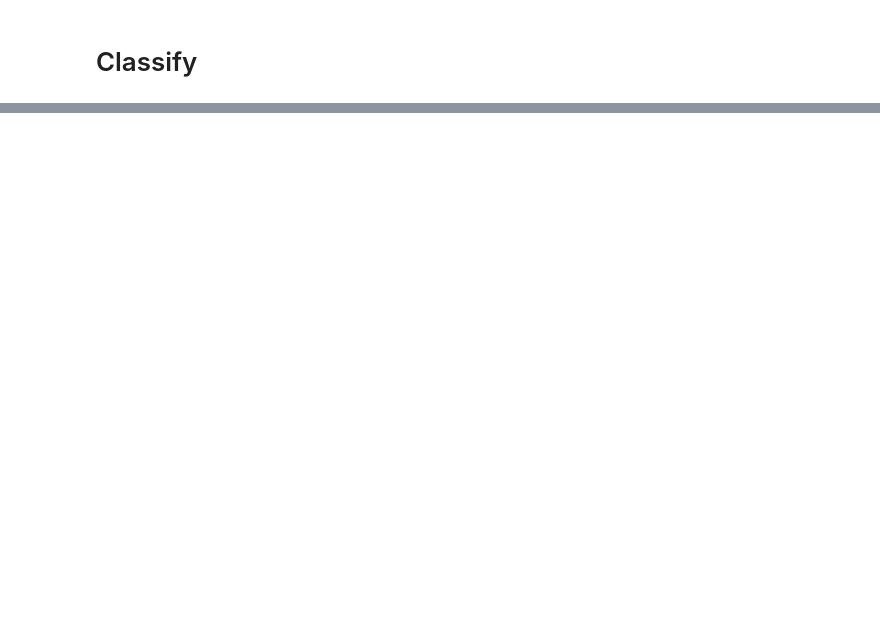
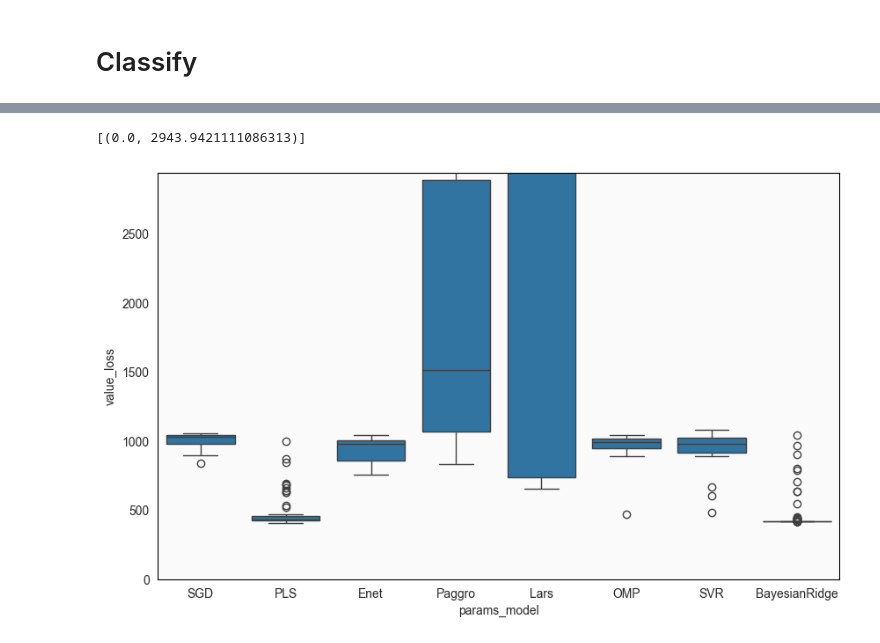
Before and after one commit to ryan-soh-pprint/DS_template, a Jupyter notebook: notebooks/06_train_profile.ipynb, the cells around one changed output, grey strips where cells are left out. Cells and saved outputs as stored; diff of their text form; code cells hidden in the pictures; blank space fills up the shorter version.

```diff
--- a/notebooks/06_train_profile.ipynb
+++ b/notebooks/06_train_profile.ipynb
@@ -231,3 +200,18 @@ if "dashboard_process" in globals() and dashboard_process is not None:
         dashboard_process.kill()
 else:
     print("No dashboard_process handle found in this kernel session.")
+# %%
+# plot loss ranges for each param_model
+plot_df = trainer.study.trials_dataframe()
+
+fig = plt.figure(figsize=(10, 6))
+
+ax = sns.boxplot(x="params_model", y="value_loss", data=plot_df)
+
+threshold = plot_df["value_loss"].quantile(0.95)
+
+# drop high outliers for better visualization
+ax.set(ylim=(0, threshold))
+# %% [output]
+[(0.0, 2943.9421111086313)]
+[figure, added]
```
Also changed, not shown: parts of 14 cells of this notebook.
